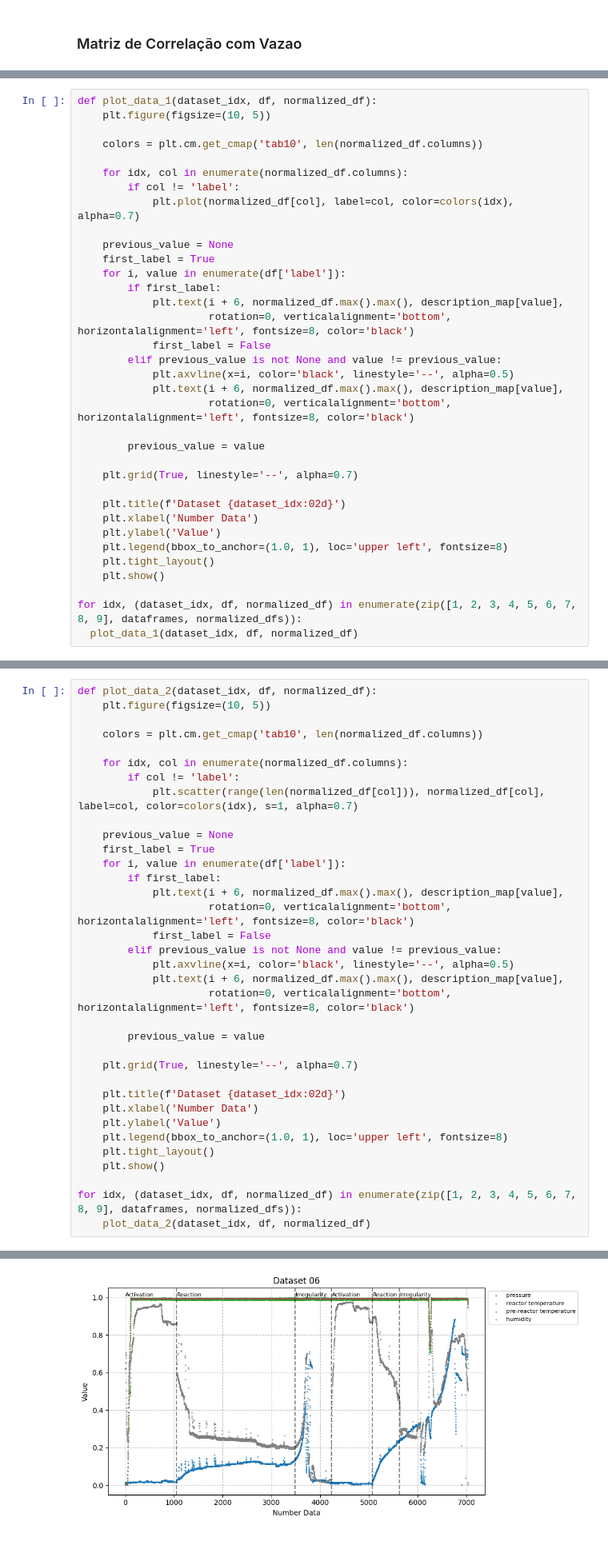
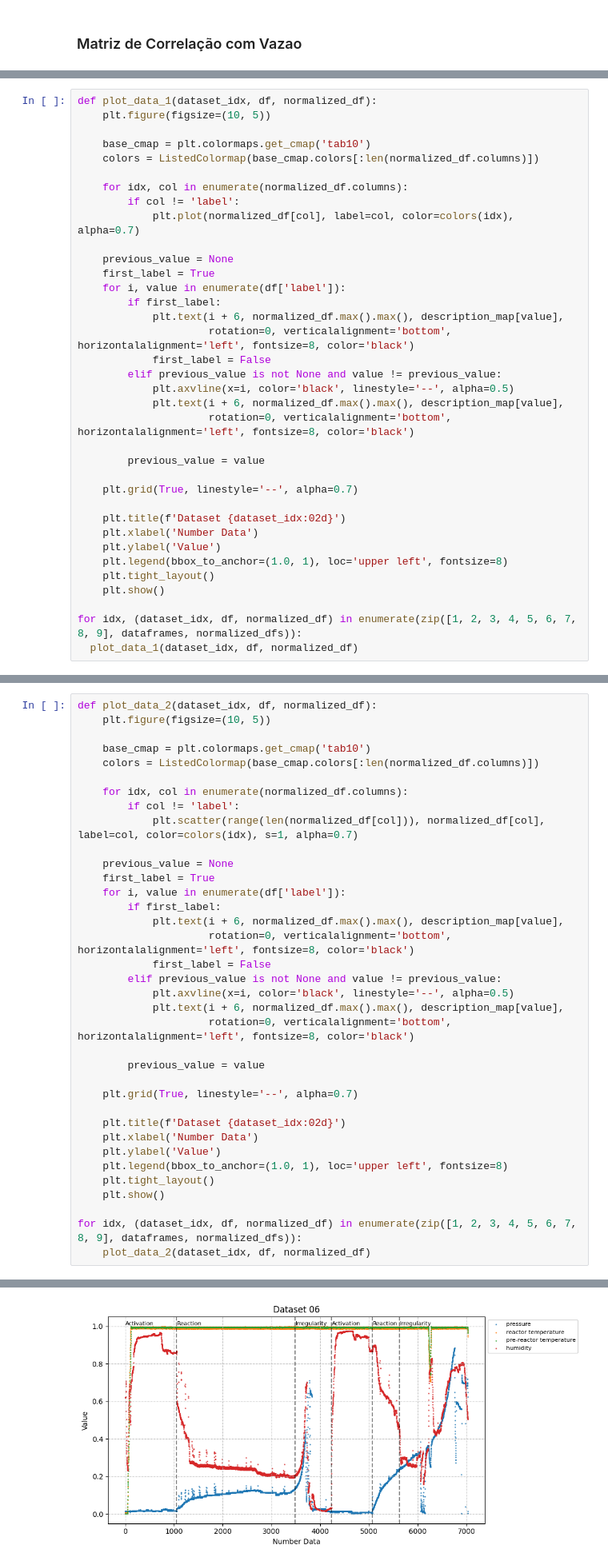
Before and after one commit to RenanAkiraEscribano/dryReforming_dataset, a Jupyter notebook: environment/dataAnality.ipynb, the cells around one changed output, grey strips where cells are left out. Shown at 80% size. Saved outputs shown, nothing was run; the diff lists cells and outputs as text.

```diff
--- a/environment/dataAnality.ipynb
+++ b/environment/dataAnality.ipynb
@@ -453,7 +454,8 @@ description_map = {0: 'Activation', 1: 'Reaction', 2: 'Irregularity'}
 def plot_data_1(dataset_idx, df, normalized_df):
     plt.figure(figsize=(10, 5))
 
-    colors = plt.cm.get_cmap('tab10', len(normalized_df.columns))
+    base_cmap = plt.colormaps.get_cmap('tab10')
+    colors = ListedColormap(base_cmap.colors[:len(normalized_df.columns)])
 
     for idx, col in enumerate(normalized_df.columns):
         if col != 'label':
@@ -498,7 +500,8 @@ for idx, (dataset_idx, df, normalized_df) in enumerate(zip([1, 2, 3, 4, 5, 6, 7,
 def plot_data_2(dataset_idx, df, normalized_df):
     plt.figure(figsize=(10, 5))
 
-    colors = plt.cm.get_cmap('tab10', len(normalized_df.columns))
+    base_cmap = plt.colormaps.get_cmap('tab10')
+    colors = ListedColormap(base_cmap.colors[:len(normalized_df.columns)])
 
     for idx, col in enumerate(normalized_df.columns):
         if col != 'label':
@@ -538 +541 @@ for idx, (dataset_idx, df, normalized_df) in enumerate(zip([1, 2, 3, 4, 5, 6, 7,
-[figure, old version]
+[figure, new version]
```
Also changed, not shown: parts of 3 cells of this notebook.
